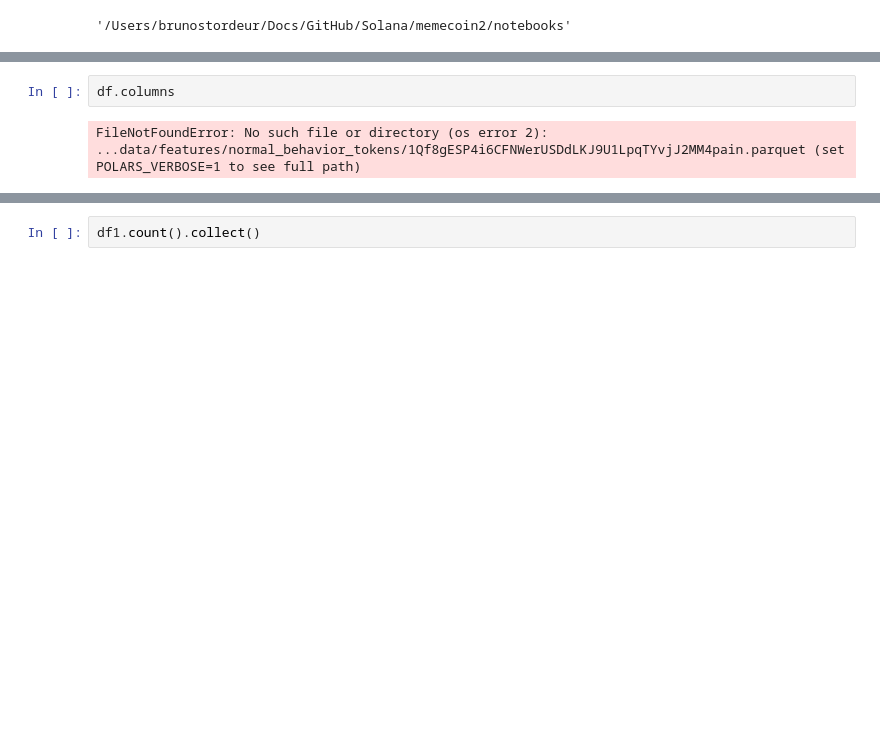
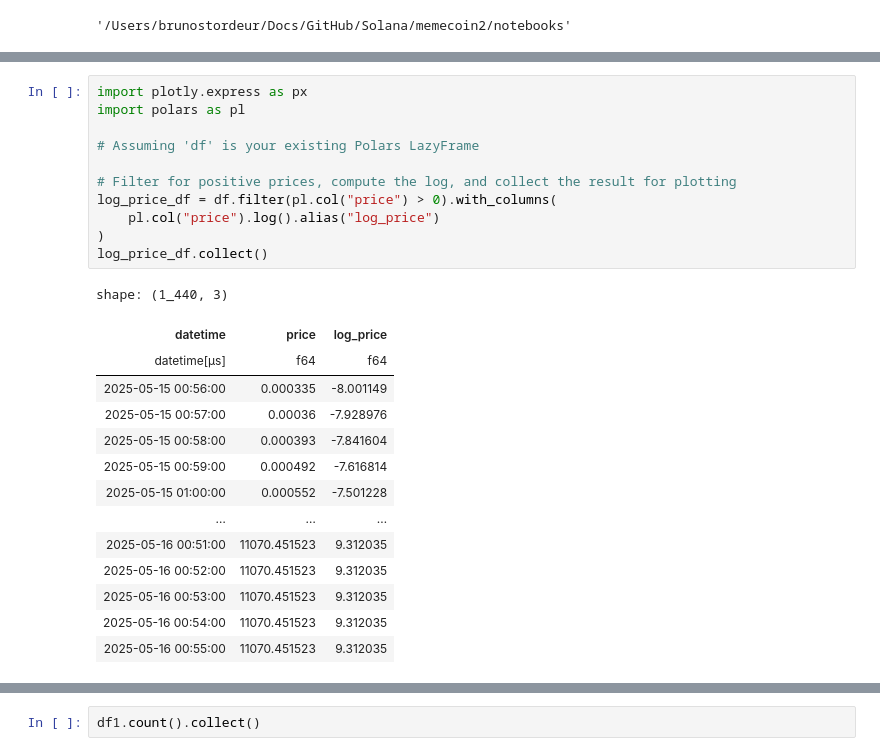
Before and after one commit to stordd13/solana-memecoin, a Jupyter notebook: notebooks/exploration.ipynb, the cells around one changed output, grey strips where cells are left out. Saved outputs shown, nothing was run; the diff lists cells and outputs as text; blank space fills up the shorter version.

```diff
--- a/notebooks/exploration.ipynb
+++ b/notebooks/exploration.ipynb
@@ -83,4 +115,26 @@ df.count().collect(), len(df.columns)
 # %%
-df.columns
+import plotly.express as px
+import polars as pl
+
+# Assuming 'df' is your existing Polars LazyFrame
+
+# Filter for positive prices, compute the log, and collect the result for plotting
+log_price_df = df.filter(pl.col("price") > 0).with_columns(
+    pl.col("price").log().alias("log_price")
+)
+log_price_df.collect()
 # %% [output]
-FileNotFoundError: No such file or directory (os error 2): ...data/features/normal_behavior_tokens/1Qf8gESP4i6CFNWerUSDdLKJ9U1LpqTYvjJ2MM4pain.parquet (set POLARS_VERBOSE=1 to see full path)
+shape: (1_440, 3)
+| datetime | price | log_price |
+| datetime[μs] | f64 | f64 |
+| 2025-05-15 00:56:00 | 0.000335 | -8.001149 |
+| 2025-05-15 00:57:00 | 0.00036 | -7.928976 |
+| 2025-05-15 00:58:00 | 0.000393 | -7.841604 |
+| 2025-05-15 00:59:00 | 0.000492 | -7.616814 |
+| 2025-05-15 01:00:00 | 0.000552 | -7.501228 |
+| … | … | … |
+| 2025-05-16 00:51:00 | 11070.451523 | 9.312035 |
+| 2025-05-16 00:52:00 | 11070.451523 | 9.312035 |
+| 2025-05-16 00:53:00 | 11070.451523 | 9.312035 |
+| 2025-05-16 00:54:00 | 11070.451523 | 9.312035 |
+| 2025-05-16 00:55:00 | 11070.451523 | 9.312035 |
```
Also changed, not shown: parts of 6 cells of this notebook, 27 other files.
